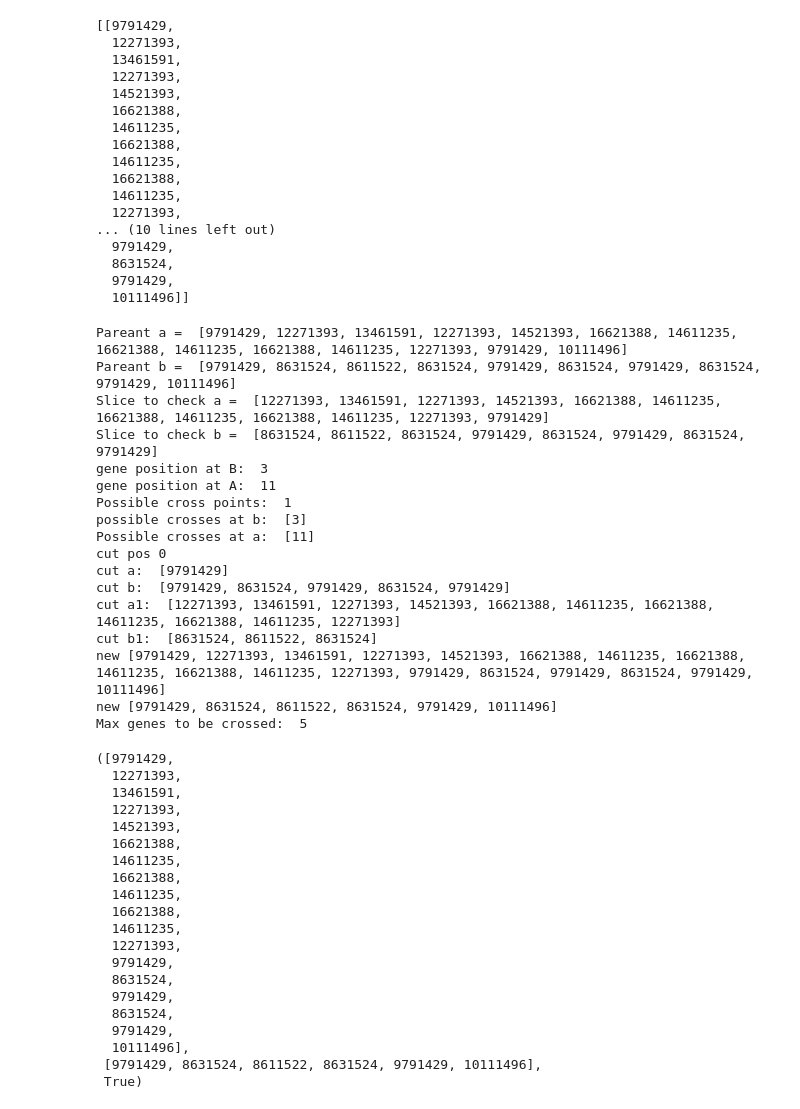
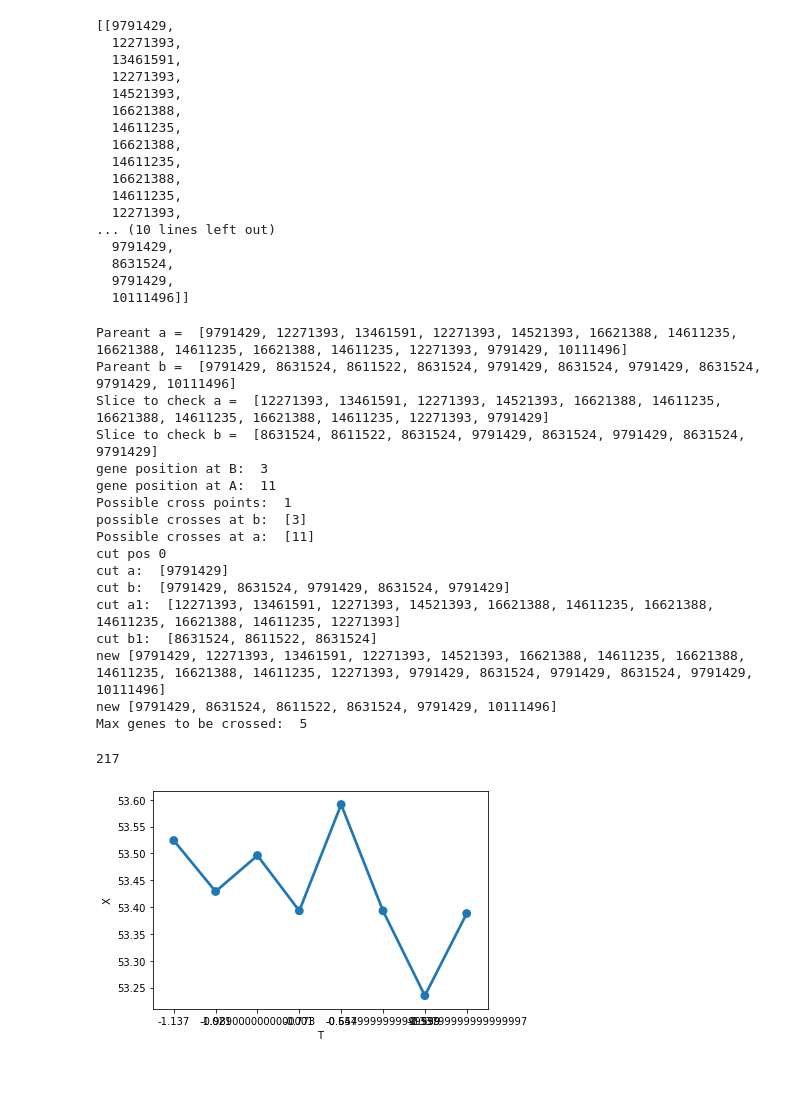
Before and after one commit to Kikumu/Using-genetic-algorithm-for-pathfinding, a Jupyter notebook: Genetic Algorithm.ipynb, the cells around one changed output. Saved outputs shown, nothing was run; the diff lists cells and outputs as text; code cells hidden in the pictures; blank space fills up the shorter version.

```diff
--- a/Genetic Algorithm.ipynb
+++ b/Genetic Algorithm.ipynb
@@ -300,7 +300,7 @@ new_gen = create_new_generation(4,nodes,links,9791429,10111496)
 # %%
 new_gen[2]
 # %%
-crossover(new_gen[0],new_gen[3])
+m,k,_ =crossover(new_gen[0],new_gen[3])
 # %% [output]
 Pareant a =  [9791429, 12271393, 13461591, 12271393, 14521393, 16621388, 14611235, 16621388, 14611235, 16621388, 14611235, 12271393, 9791429, 10111496]
 Pareant b =  [9791429, 8631524, 8611522, 8631524, 9791429, 8631524, 9791429, 8631524, 9791429, 10111496]
@@ -319,23 +319,3 @@ cut b1:  [8631524, 8611522, 8631524]
 new [9791429, 12271393, 13461591, 12271393, 14521393, 16621388, 14611235, 16621388, 14611235, 16621388, 14611235, 12271393, 9791429, 8631524, 9791429, 8631524, 9791429, 10111496]
 new [9791429, 8631524, 8611522, 8631524, 9791429, 10111496]
 Max genes to be crossed:  5
-([9791429,
-  12271393,
-  13461591,
-  12271393,
-  14521393,
-  16621388,
-  14611235,
-  16621388,
-  14611235,
-  16621388,
-  14611235,
-  12271393,
-  9791429,
-  8631524,
-  9791429,
-  8631524,
-  9791429,
-  10111496],
- [9791429, 8631524, 8611522, 8631524, 9791429, 10111496],
- True)
@@ -344,0 +322,27 @@ def main(number_of_generations):
+# %%
+len(nodes)
+# %% [output]
+217
+# %%
+#need to find a way to visualize my shit
+xValues = []
+yValues = []
+nodes.iloc[probable_node][1]
+for i in range(0,len(m)):
+    #from id from nodes, grab northing and easting
+    for j in range(0, len(nodes)):
+        if m[i] == nodes.iloc[j][1]:
+            xValues.append(nodes.iloc[j][2])
+            yValues.append(nodes.iloc[j][3])
+            break
+# %%
+xValues = []
+yValues = []
+nodes.iloc[probable_node][1]
+for i in range(0,len(k)):
+    #from id from nodes, grab northing and easting
+    for j in range(0, len(nodes)):
+        if k[i] == nodes.iloc[j][1]:
+            xValues.append(nodes.iloc[j][2])
+            yValues.append(nodes.iloc[j][3])
+            break
@@ -344,0 +351,6 @@ def main(number_of_generations):
+# %%
+data1 = {'X':xValues,'T':yValues}
+df1 = pd.DataFrame(data1)
+plt3 = sns.pointplot(x="T", y="X", data=df1) #blue
+# %% [output]
+[figure, added]
```
Also changed, not shown: parts of 20 cells of this notebook.
